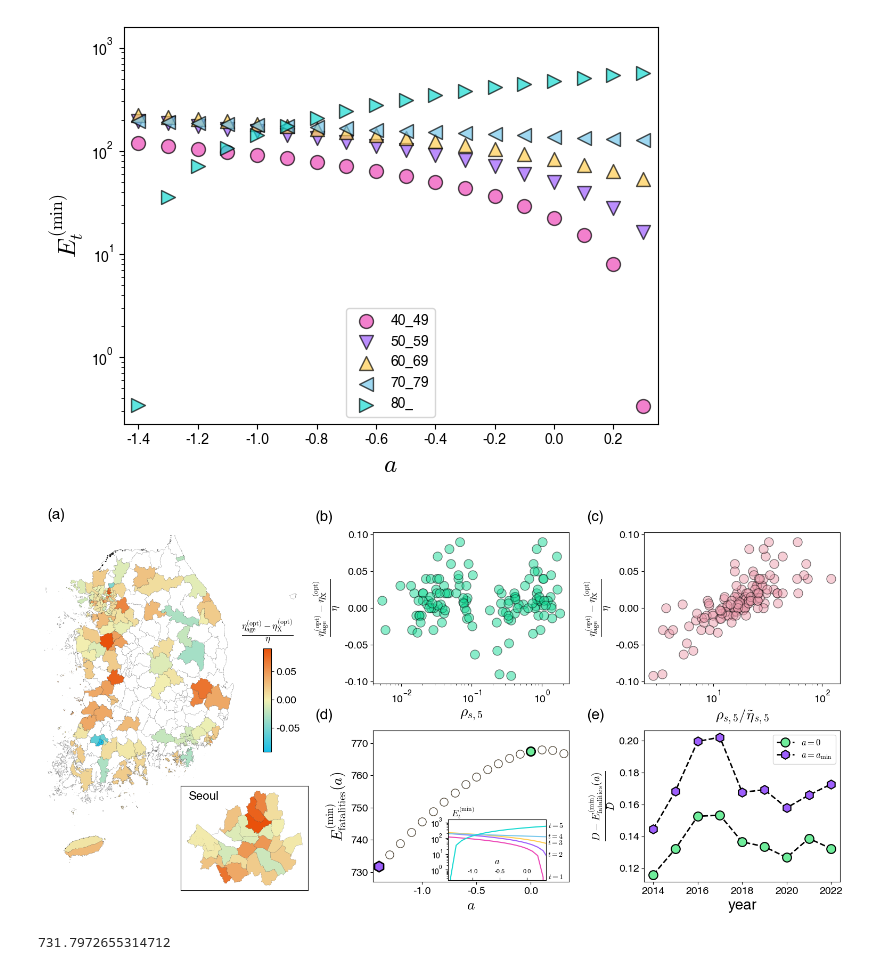
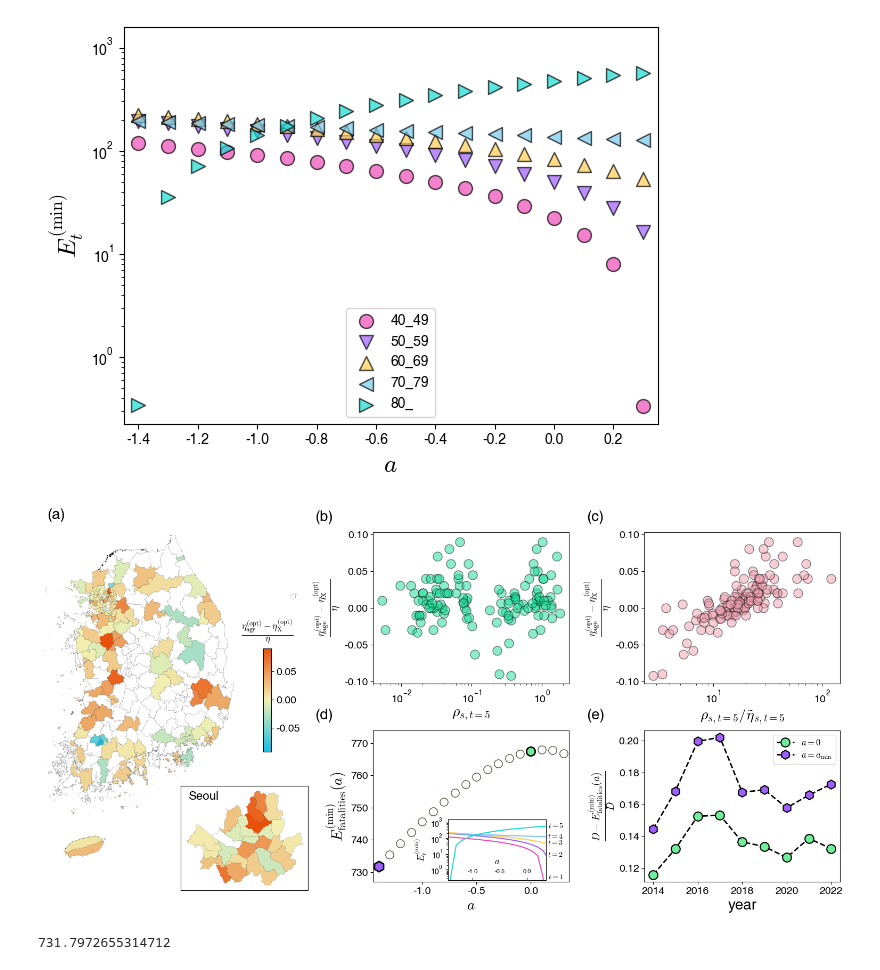
Before and after one commit to kwyosu7/Tuberculosis_hospital_optimization, a Jupyter notebook: article_figure_4.ipynb, the cells around one changed output. Saved outputs shown, nothing was run; the diff lists cells and outputs as text; code cells hidden in the pictures.

```diff
--- a/article_figure_4.ipynb
+++ b/article_figure_4.ipynb
@@ -433,7 +433,7 @@ for age in age_list[4:]:
     c+=1
 ax.set_xscale('log')
 # ax.set_yscale('log')
-ax.set_xlabel(r'$\rho_{s,5}$',size=20)
+ax.set_xlabel(r'$\rho_{s,t=5}$',size=20)
 ax.set_ylabel(r'$\frac{\eta^\mathrm{(opt)}_\mathrm{age}-\eta^\mathrm{(opt)}_\mathrm{X}}{\eta}$',size=20)
 ax.tick_params(axis='both', labelsize=14)
 # ax.legend(loc=3,fontsize='small',ncol=2)
@@ -451,7 +451,7 @@ ax=fig.add_subplot(gs[0:5, 2])
 ax.scatter(x,y, ec='k', alpha=0.5, c="#EE9EAF", s=150)
 ax.set_xscale('log')
 # ax.set_yscale('log')
-ax.set_xlabel(r'$\rho_{s,5}/ \tilde\eta_{s,5}$',size=20)
+ax.set_xlabel(r'$\rho_{s,t=5}/ \tilde\eta_{s,t=5}$',size=20)
 ax.set_ylabel(r'$\frac{\eta^\mathrm{(opt)}_\mathrm{age}-\eta^\mathrm{(opt)}_\mathrm{X}}{\eta}$',size=20)
 ax.set_ylim(-0.103, 0.103)
 ax.tick_params(axis='both', labelsize=14)
@@ -516,41 +516,41 @@ inset_ax.set_xlim(np.linspace(-2, 1, 31)[a_min] - 0.05,
                   np.linspace(-2, 1, 31)[a_max] + 0.05)
 inset_ax.set_yscale('log')
 # inset_ax.set_xlabel(r'$a$', size=10)
-# inset_ax.set_ylabel(r'$E^\mathrm{(min)}_t$', size=10)
+inset_ax.set_ylabel(r'$E^\mathrm{(min)}_t$', size=12)
 inset_ax.tick_params(axis='x',labelsize=8, direction='in')
 # inset_ax.legend(fontsize=10, loc='lower center',  bbox_to_anchor=(-0.4, 1.4),frameon=True,ncol=2)
 inset_ax.text(0.5, 0.3, r'$a$', fontsize=12,  ha='center', va='center',transform=inset_ax.transAxes) # x label
-inset_ax.text(0.15, 1.12, r'$E^\mathrm{(min)}_t$', fontsize=12,  ha='center', va='center',transform=inset_ax.transAxes) # y label
+# inset_ax.text(0.15, 1.12, r'$E^\mathrm{(min)}_t$', fontsize=12,  ha='center', va='center',transform=inset_ax.transAxes) # y label
 inset_ax.text(1.1, 0.9, r'$t=5$', fontsize=10,  ha='center', va='center',transform=inset_ax.transAxes) # t label
 inset_ax.text(1.1, 0.72, r'$t=4$', fontsize=10,  ha='center', va='center',transform=inset_ax.transAxes) # t label
 inset_ax.text(1.1, 0.62, r'$t=3$', fontsize=10,  ha='center', va='center',transform=inset_ax.transAxes) # t label
 inset_ax.text(1.1, 0.42, r'$t=2$', fontsize=10,  ha='center', va='center',transform=inset_ax.transAxes) # t label
 inset_ax.text(1.1, 0.05, r'$t=1$', fontsize=10,  ha='center', va='center',transform=inset_ax.transAxes) # t label
 
 for tick in inset_ax.xaxis.get_major_ticks():
     tick.set_pad(-15)
 
 """
 (e)
 """
 ax1=fig.add_subplot(gs[6:,2])
 y_0 = (np.array(D_list) - np.array(E_a_0))/np.array(D_list)
 y_min = (np.array(D_list)-np.array(E_a_min))/np.array(D_list)
 ax1.plot(range(2014,2023), y_0, marker='o', mfc=rgb_to_hex(111,237,155) , mew=1.5,c='k', linestyle='--', linewidth=2, ms=12, label=r'$a=0$')
 ax1.plot(range(2014,2023), y_min, marker='h', c='k', mew=1.5,ms=12 , mfc=rgb_to_hex(158,95,253), linestyle='--', linewidth=2, label=r'$a=a_\mathrm{min}$')
 ax1.set_ylabel(r'$\frac{D-E^{\mathrm{(min)}}_\mathrm{fatalities}(a)}{D}$', size=20)
 ax1.set_xlabel(r'year', size=20)
 ax1.tick_params(axis='both', labelsize=14)
 ax1.legend(loc=1, fontsize='large')
 ax1.text(title_pos[0], title_pos[1], '(e)', fontsize=title_size,  ha='center', va='center',transform=ax1.transAxes)
 
 
 # plt.tight_layout()
 plt.subplots_adjust(left=0.08, right=0.96, top=0.9, bottom=0.08, wspace=0.35, hspace=0.72)
-# plt.savefig('/home/users/YongsungKwon/workplace/Yongpyter/Tuberculosis_hospital_optimization/data_result/figure/fig4.png',dpi=300,transparent=True)
+plt.savefig('/home/users/YongsungKwon/workplace/Yongpyter/Tuberculosis_hospital_optimization/data_result/figure/fig4.png',dpi=300,transparent=True)
 plt.show()
 # %% [output]
-[figure, old version]
+[figure, new version]
 # %%
 E_list[a_min]
 # %% [output]
```
